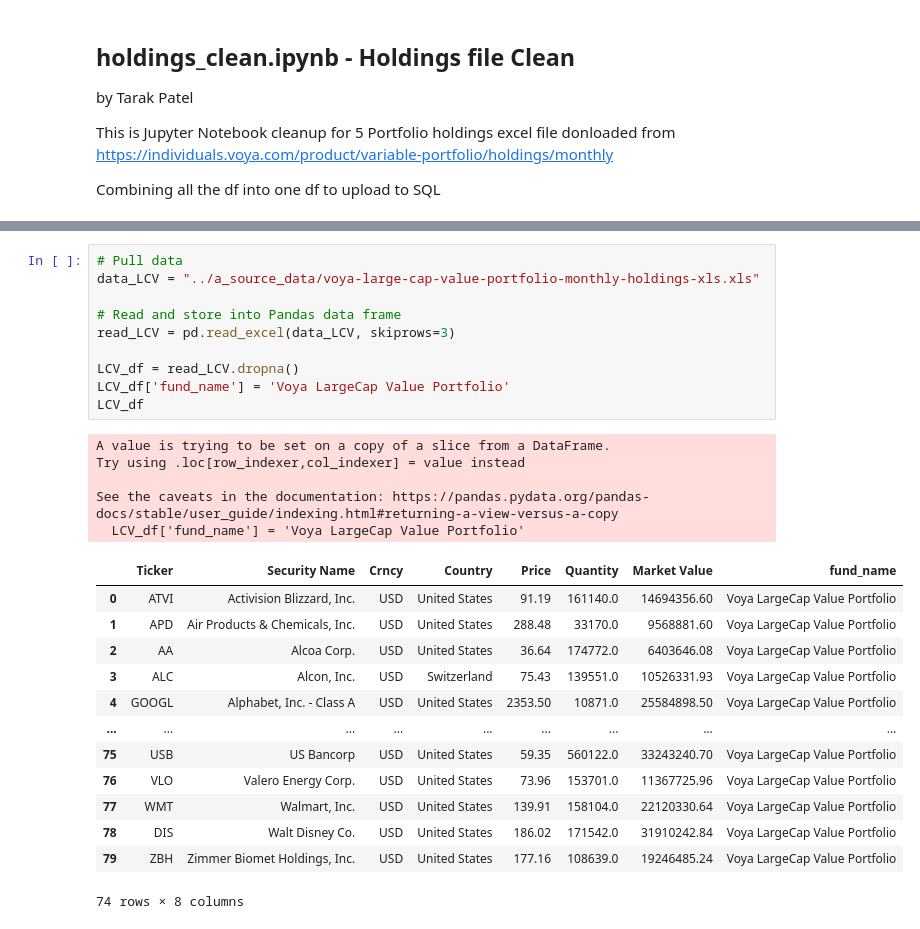
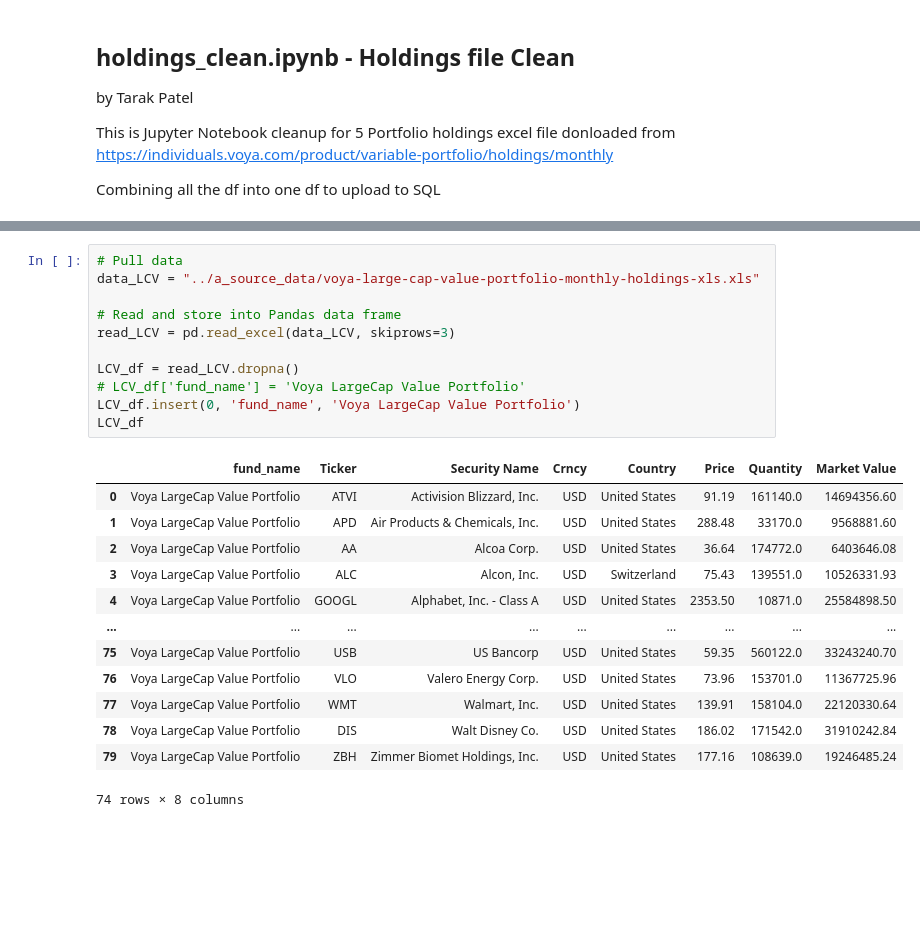
Before and after one commit to NicoleLund/mutual_fund_diversification, a Jupyter notebook: b_holdings_cleanup/holdings_clean.ipynb, the cells around one changed output, grey strips where cells are left out. Drawn from its saved outputs; the diff is of its cells as text; blank space fills up the shorter version.

```diff
--- a/b_holdings_cleanup/holdings_clean.ipynb
+++ b/b_holdings_cleanup/holdings_clean.ipynb
@@ -77,32 +69,28 @@ See the caveats in the documentation: https://pandas.pydata.org/pandas-docs/stab
 # %%
 # Pull data
 data_LCV = "../a_source_data/voya-large-cap-value-portfolio-monthly-holdings-xls.xls"
 
 # Read and store into Pandas data frame
 read_LCV = pd.read_excel(data_LCV, skiprows=3)
 
 LCV_df = read_LCV.dropna()
-LCV_df['fund_name'] = 'Voya LargeCap Value Portfolio'
+# LCV_df['fund_name'] = 'Voya LargeCap Value Portfolio'
+LCV_df.insert(0, 'fund_name', 'Voya LargeCap Value Portfolio')
 LCV_df
 # %% [output]
+|  | fund_name | Ticker | Security Name | Crncy | Country | Price | Quantity | Market Value |
+| 0 | Voya LargeCap Value Portfolio | ATVI | Activision Blizzard, Inc. | USD | United States | 91.19 | 161140.0 | 14694356.60 |
+| 1 | Voya LargeCap Value Portfolio | APD | Air Products & Chemicals, Inc. | USD | United States | 288.48 | 33170.0 | 9568881.60 |
+| 2 | Voya LargeCap Value Portfolio | AA | Alcoa Corp. | USD | United States | 36.64 | 174772.0 | 6403646.08 |
+| 3 | Voya LargeCap Value Portfolio | ALC | Alcon, Inc. | USD | Switzerland | 75.43 | 139551.0 | 10526331.93 |
+| 4 | Voya LargeCap Value Portfolio | GOOGL | Alphabet, Inc. - Class A | USD | United States | 2353.50 | 10871.0 | 25584898.50 |
+| ... | ... | ... | ... | ... | ... | ... | ... | ... |
+| 75 | Voya LargeCap Value Portfolio | USB | US Bancorp | USD | United States | 59.35 | 560122.0 | 33243240.70 |
+| 76 | Voya LargeCap Value Portfolio | VLO | Valero Energy Corp. | USD | United States | 73.96 | 153701.0 | 11367725.96 |
+| 77 | Voya LargeCap Value Portfolio | WMT | Walmart, Inc. | USD | United States | 139.91 | 158104.0 | 22120330.64 |
+| 78 | Voya LargeCap Value Portfolio | DIS | Walt Disney Co. | USD | United States | 186.02 | 171542.0 | 31910242.84 |
+| 79 | Voya LargeCap Value Portfolio | ZBH | Zimmer Biomet Holdings, Inc. | USD | United States | 177.16 | 108639.0 | 19246485.24 |
-A value is trying to be set on a copy of a slice from a DataFrame.
-Try using .loc[row_indexer,col_indexer] = value instead
-
-See the caveats in the documentation: https://pandas.pydata.org/pandas-docs/stable/user_guide/indexing.html#returning-a-view-versus-a-copy
-  LCV_df['fund_name'] = 'Voya LargeCap Value Portfolio'
+74 rows × 8 columns
-|  | Ticker | Security Name | Crncy | Country | Price | Quantity | Market Value | fund_name |
-| 0 | ATVI | Activision Blizzard, Inc. | USD | United States | 91.19 | 161140.0 | 14694356.60 | Voya LargeCap Value Portfolio |
-| 1 | APD | Air Products & Chemicals, Inc. | USD | United States | 288.48 | 33170.0 | 9568881.60 | Voya LargeCap Value Portfolio |
-| 2 | AA | Alcoa Corp. | USD | United States | 36.64 | 174772.0 | 6403646.08 | Voya LargeCap Value Portfolio |
-| 3 | ALC | Alcon, Inc. | USD | Switzerland | 75.43 | 139551.0 | 10526331.93 | Voya LargeCap Value Portfolio |
-| 4 | GOOGL | Alphabet, Inc. - Class A | USD | United States | 2353.50 | 10871.0 | 25584898.50 | Voya LargeCap Value Portfolio |
-| ... | ... | ... | ... | ... | ... | ... | ... | ... |
-| 75 | USB | US Bancorp | USD | United States | 59.35 | 560122.0 | 33243240.70 | Voya LargeCap Value Portfolio |
-| 76 | VLO | Valero Energy Corp. | USD | United States | 73.96 | 153701.0 | 11367725.96 | Voya LargeCap Value Portfolio |
-| 77 | WMT | Walmart, Inc. | USD | United States | 139.91 | 158104.0 | 22120330.64 | Voya LargeCap Value Portfolio |
-| 78 | DIS | Walt Disney Co. | USD | United States | 186.02 | 171542.0 | 31910242.84 | Voya LargeCap Value Portfolio |
-| 79 | ZBH | Zimmer Biomet Holdings, Inc. | USD | United States | 177.16 | 108639.0 | 19246485.24 | Voya LargeCap Value Portfolio |
-74 rows × 8 columns
 # %%
 # Pull data
 data_RLC = "../a_source_data/voya-russell-large-cap-index-portfolio-monthly-holdings-xls.xls"
```
Also changed, not shown: parts of 6 cells of this notebook, 9 other files.
